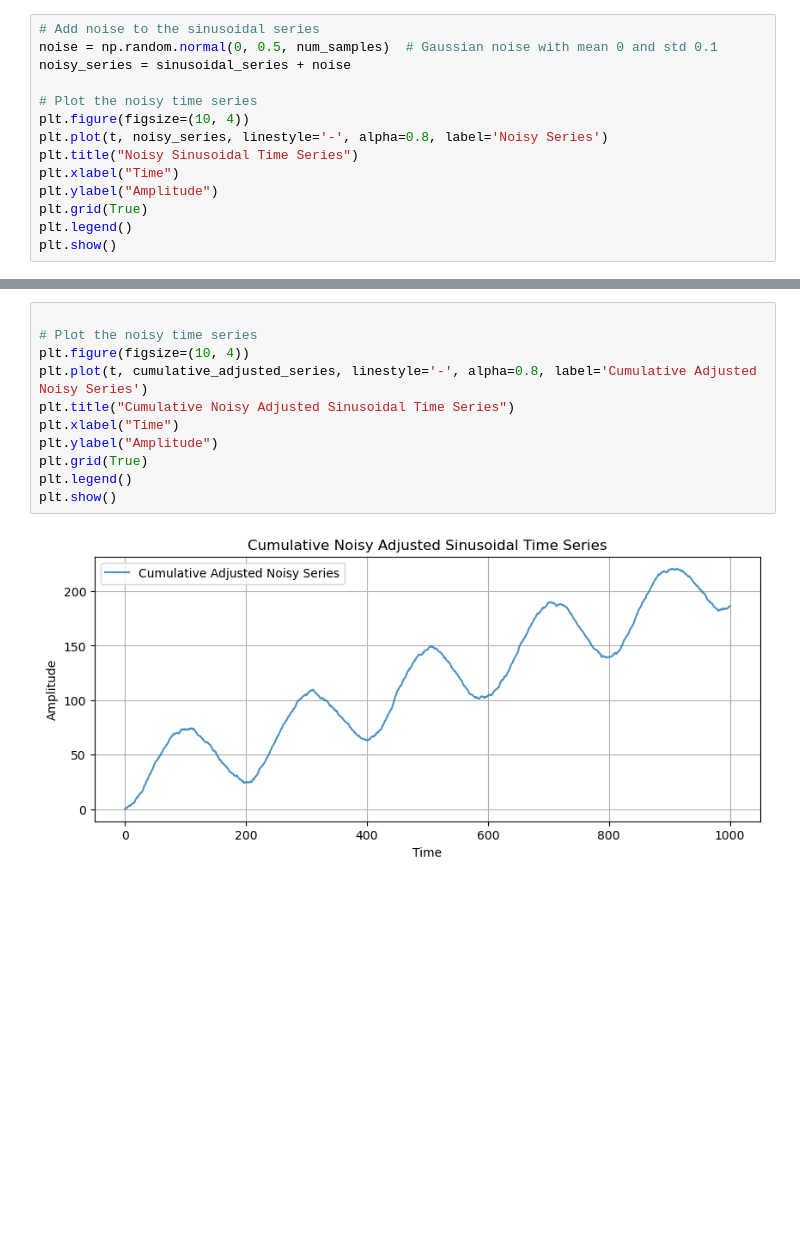
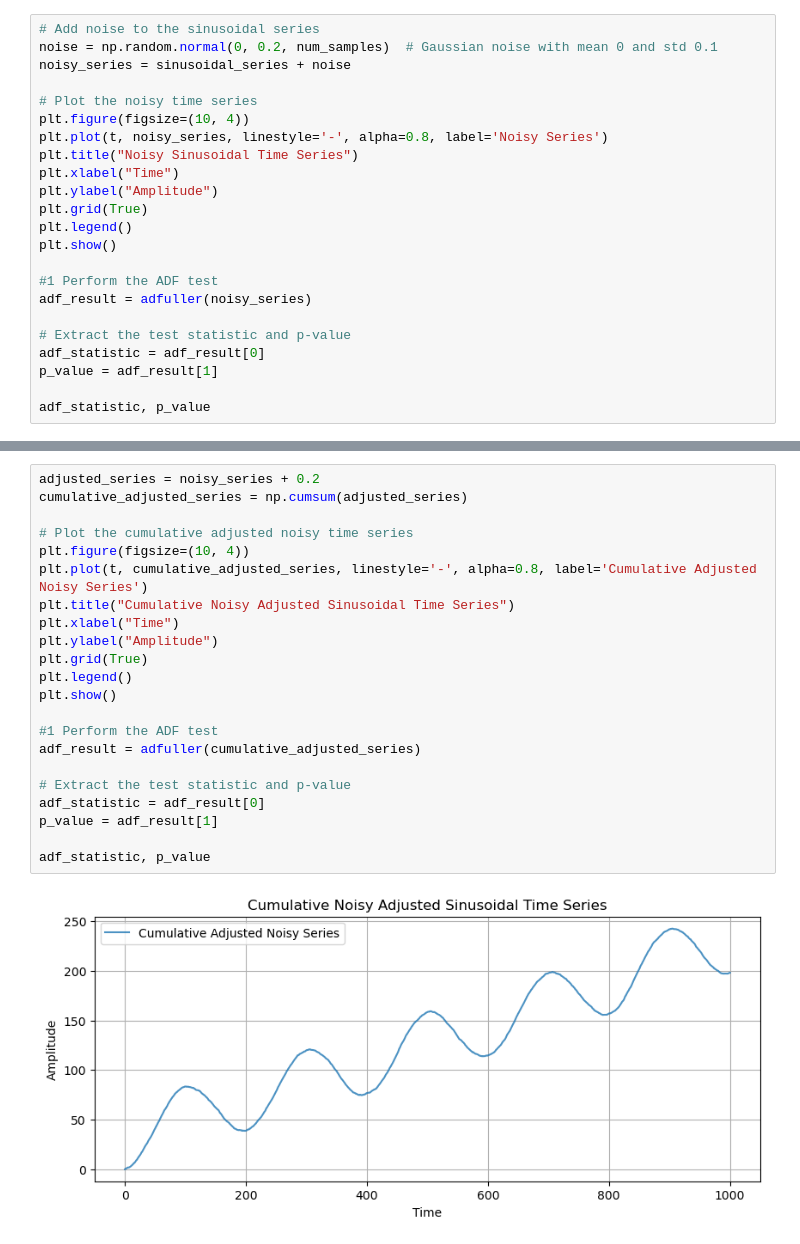
Before and after one commit to slothkins/AFML, a Jupyter notebook: 5.ipynb, the cells around one changed output, grey strips where cells are left out. Saved outputs shown, nothing was run; the diff lists cells and outputs as text; blank space fills up the shorter version.

```diff
--- a/5.ipynb
+++ b/5.ipynb
@@ -29,6 +43,6 @@ plt.show()
 # %%
 # Add noise to the sinusoidal series
-noise = np.random.normal(0, 0.5, num_samples)  # Gaussian noise with mean 0 and std 0.1
+noise = np.random.normal(0, 0.2, num_samples)  # Gaussian noise with mean 0 and std 0.1
 noisy_series = sinusoidal_series + noise
 
 # Plot the noisy time series
@@ -40,3 +54,12 @@ plt.ylabel("Amplitude")
 plt.grid(True)
 plt.legend()
 plt.show()
+
+#1 Perform the ADF test
+adf_result = adfuller(noisy_series)
+
+# Extract the test statistic and p-value
+adf_statistic = adf_result[0]
+p_value = adf_result[1]
+
+adf_statistic, p_value
@@ -68,13 +68,24 @@ p_value = adf_result[1]
 # %%
+adjusted_series = noisy_series + 0.2
+cumulative_adjusted_series = np.cumsum(adjusted_series)
 
-# Plot the noisy time series
+# Plot the cumulative adjusted noisy time series
 plt.figure(figsize=(10, 4))
 plt.plot(t, cumulative_adjusted_series, linestyle='-', alpha=0.8, label='Cumulative Adjusted Noisy Series')
 plt.title("Cumulative Noisy Adjusted Sinusoidal Time Series")
 plt.xlabel("Time")
 plt.ylabel("Amplitude")
 plt.grid(True)
 plt.legend()
 plt.show()
+
+#1 Perform the ADF test
+adf_result = adfuller(cumulative_adjusted_series)
+
+# Extract the test statistic and p-value
+adf_statistic = adf_result[0]
+p_value = adf_result[1]
+
+adf_statistic, p_value
 # %% [output]
-[figure, old version]
+[figure, new version]
```
Also changed, not shown: parts of 28 cells of this notebook, 1 other file.
